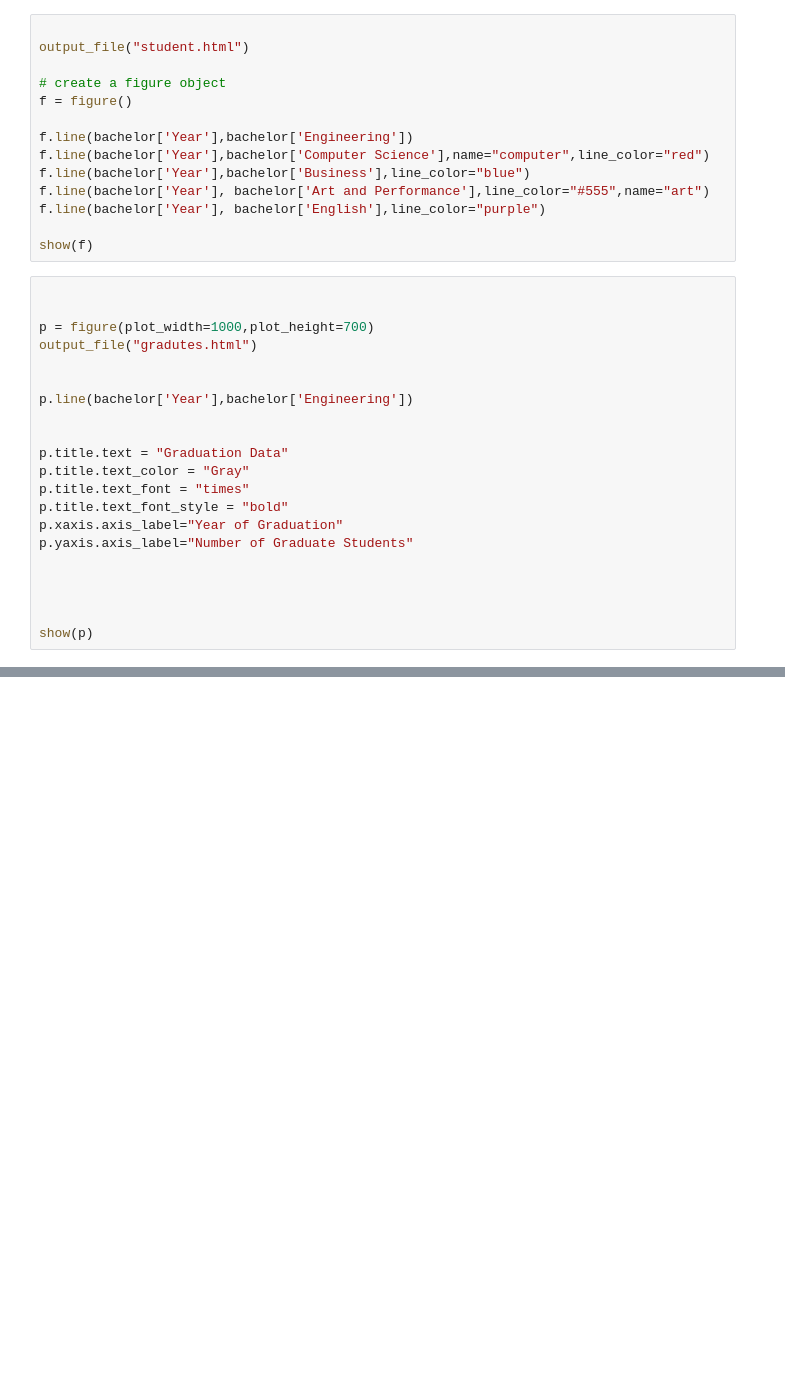
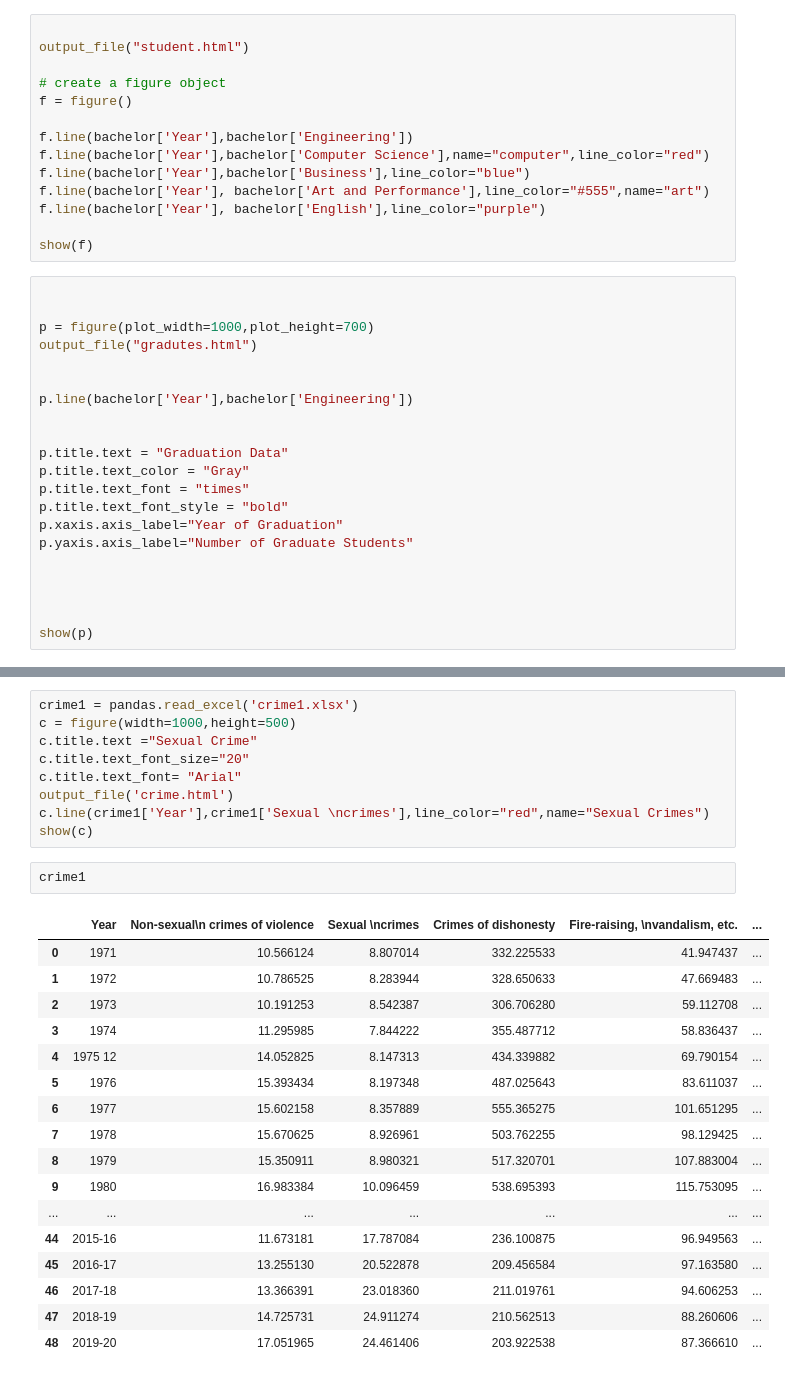
Before and after one commit to isotop786/bokeh-101, a Jupyter notebook: base.ipynb, the cells around one changed output, grey strips where cells are left out. Saved outputs shown, nothing was run; the diff lists cells and outputs as text; blank space fills up the shorter version.

Commit message:
crime graph done

```diff
--- a/base.ipynb
+++ b/base.ipynb
@@ -94,0 +130,29 @@ show(p)
+# %%
+crime1 = pandas.read_excel('crime1.xlsx')
+c = figure(width=1000,height=500)
+c.title.text ="Sexual Crime"
+c.title.text_font_size="20"
+c.title.text_font= "Arial"
+output_file('crime.html')
+c.line(crime1['Year'],crime1['Sexual \ncrimes'],line_color="red",name="Sexual Crimes")
+show(c)
+# %%
+crime1
+# %% [output]
+|  | Year | Non-sexual\n crimes of violence | Sexual \ncrimes | Crimes of dishonesty | Fire-raising, \nvandalism, etc. | ... |
+| 0 | 1971 | 10.566124 | 8.807014 | 332.225533 | 41.947437 | ... |
+| 1 | 1972 | 10.786525 | 8.283944 | 328.650633 | 47.669483 | ... |
+| 2 | 1973 | 10.191253 | 8.542387 | 306.706280 | 59.112708 | ... |
+| 3 | 1974 | 11.295985 | 7.844222 | 355.487712 | 58.836437 | ... |
+| 4 | 1975 12 | 14.052825 | 8.147313 | 434.339882 | 69.790154 | ... |
+| 5 | 1976 | 15.393434 | 8.197348 | 487.025643 | 83.611037 | ... |
+| 6 | 1977 | 15.602158 | 8.357889 | 555.365275 | 101.651295 | ... |
+| 7 | 1978 | 15.670625 | 8.926961 | 503.762255 | 98.129425 | ... |
+| 8 | 1979 | 15.350911 | 8.980321 | 517.320701 | 107.883004 | ... |
+| 9 | 1980 | 16.983384 | 10.096459 | 538.695393 | 115.753095 | ... |
+| ... | ... | ... | ... | ... | ... | ... |
+| 44 | 2015-16 | 11.673181 | 17.787084 | 236.100875 | 96.949563 | ... |
+| 45 | 2016-17 | 13.255130 | 20.522878 | 209.456584 | 97.163580 | ... |
+| 46 | 2017-18 | 13.366391 | 23.018360 | 211.019761 | 94.606253 | ... |
+| 47 | 2018-19 | 14.725731 | 24.911274 | 210.562513 | 88.260606 | ... |
+| 48 | 2019-20 | 17.051965 | 24.461406 | 203.922538 | 87.366610 | ... |
```
Also changed, not shown: parts of 4 cells of this notebook.
